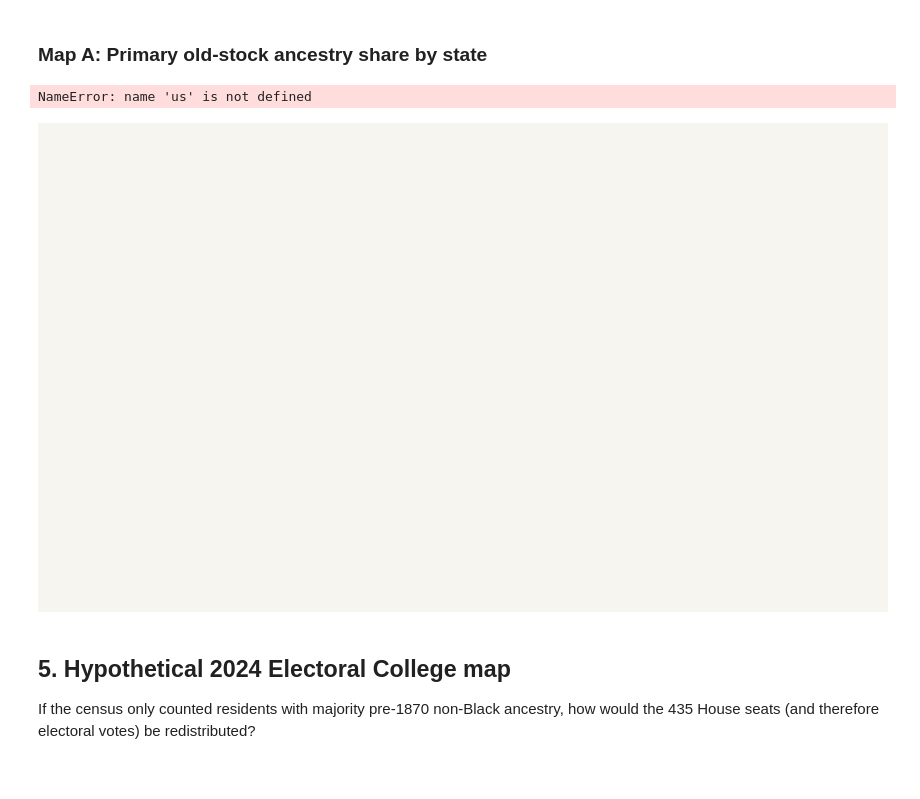
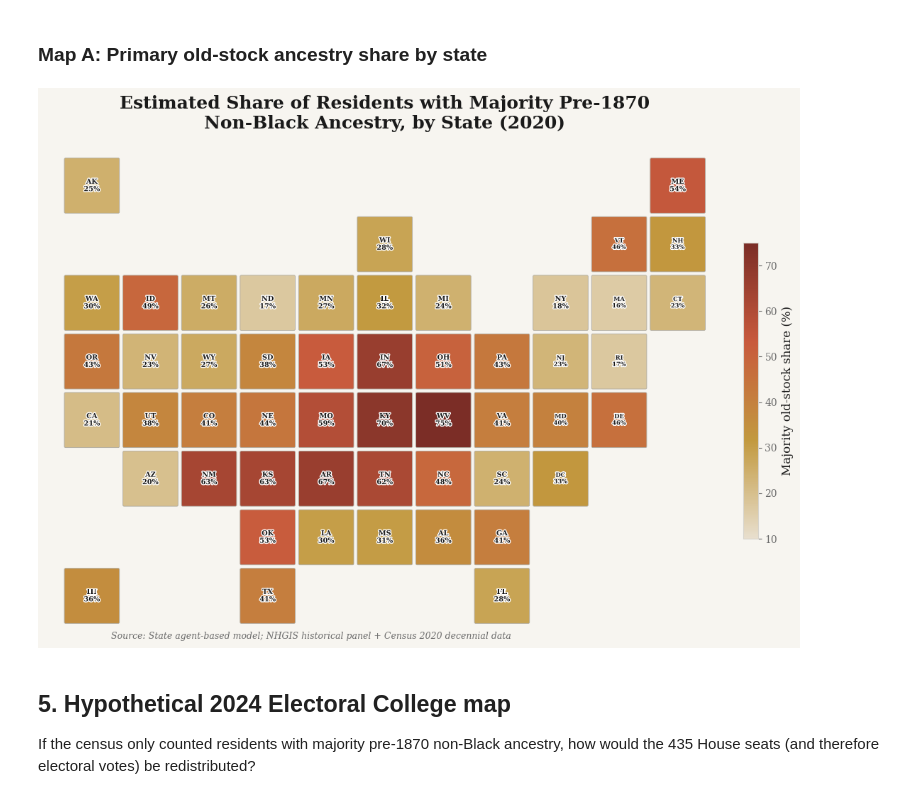
Before and after one commit to hanshanley/pre1870_pop, a Jupyter notebook: notebooks/old_stock_analysis.ipynb, the cells around one changed output. Cells and saved outputs as stored; diff of their text form; code cells hidden in the pictures.

```diff
--- a/notebooks/old_stock_analysis.ipynb
+++ b/notebooks/old_stock_analysis.ipynb
@@ -144,16 +147,10 @@ ax.plot(years, [p * 100 for p in pct_any_old_stock],
         color=SUBSTACK_GOLD, linewidth=2.2, marker="s", markersize=5,
         markeredgecolor="white", markeredgewidth=1.0,
         label="Any old-stock ancestor", linestyle="--")
-ax.plot(years, [p * 100 for p in pct_avg_ancestry],
-        color=SUBSTACK_GREEN, linewidth=2.2, marker="^", markersize=5,
-        markeredgecolor="white", markeredgewidth=1.0,
-        label="Average qualifying ancestry fraction", linestyle=":")
 
-# Annotations at 2020
 for val, label, color, va in [
     (pct_majority_old_stock[-1], f"{pct_majority_old_stock[-1]:.1%}", SUBSTACK_ACCENT, "bottom"),
     (pct_any_old_stock[-1],     f"{pct_any_old_stock[-1]:.1%}",      SUBSTACK_GOLD,   "bottom"),
-    (pct_avg_ancestry[-1],      f"{pct_avg_ancestry[-1]:.1%}",       SUBSTACK_GREEN,  "top"),
 ]:
     ax.annotate(label, xy=(2020, val * 100), xytext=(8, 6 if va == "bottom" else -12),
                 textcoords="offset points", fontsize=11, fontweight="bold", color=color,
@@ -169,7 +166,8 @@ ax.set_title("Share of Americans with Pre-1870 Non-Black Ancestry, 1870–2020",
 ax.legend(loc="upper right", frameon=False)
 ax.grid(axis="y", linestyle="-", linewidth=0.5)
 
-fig.text(0.99, 0.01, "Source: Agent-based cohort model; Census, DHS, Pew anchors",
+fig.text(0.99, 0.01,
+         "Source: Agent-based cohort model; data/national_decade_data.csv (Census, DHS, NHGIS anchors)",
          ha="right", fontsize=8, color=SUBSTACK_MUTED, style="italic")
 plt.tight_layout()
 plt.savefig("../outputs/pct_old_stock_over_time.png", dpi=200, bbox_inches="tight")
@@ -296,52 +354,69 @@ ModuleNotFoundError: No module named 'geopandas'
 # %% [markdown]
 ### Map A: Primary old-stock ancestry share by state
 # %%
+from matplotlib.patches import FancyBboxPatch
+
+TILE = {
+    'AK': (0, 0),  'ME': (10, 0),
+    'WI': (5, 1),  'VT': (9, 1),  'NH': (10, 1),
+    'WA': (0, 2),  'ID': (1, 2),  'MT': (2, 2),  'ND': (3, 2),  'MN': (4, 2),
+    'IL': (5, 2),  'MI': (6, 2),  'NY': (8, 2),  'MA': (9, 2),  'CT': (10, 2),
+    'OR': (0, 3),  'NV': (1, 3),  'WY': (2, 3),  'SD': (3, 3),  'IA': (4, 3),
+    'IN': (5, 3),  'OH': (6, 3),  'PA': (7, 3),  'NJ': (8, 3),  'RI': (9, 3),
+    'CA': (0, 4),  'UT': (1, 4),  'CO': (2, 4),  'NE': (3, 4),  'MO': (4, 4),
+    'KY': (5, 4),  'WV': (6, 4),  'VA': (7, 4),  'MD': (8, 4),  'DE': (9, 4),
+    'AZ': (1, 5),  'NM': (2, 5),  'KS': (3, 5),  'AR': (4, 5),  'TN': (5, 5),
+    'NC': (6, 5),  'SC': (7, 5),  'DC': (8, 5),
+    'OK': (3, 6),  'LA': (4, 6),  'MS': (5, 6),  'AL': (6, 6),  'GA': (7, 6),
+    'HI': (0, 7),  'TX': (3, 7),  'FL': (7, 7),
+}
+
 old_stock_cmap = LinearSegmentedColormap.from_list(
     "old_stock", ["#E8DFCE", SUBSTACK_GOLD, SUBSTACK_ACCENT, "#7B2D26"], N=256
 )
+norm = plt.Normalize(vmin=10, vmax=75)
 
 fig, ax = plt.subplots(1, 1, figsize=(14, 8))
 ax.set_axis_off()
 
-us.plot(
-    column="qualifying_pct",
-    cmap=old_stock_cmap,
-    linewidth=0.6,
-    edgecolor="#AEAAA0",
-    legend=False,
-    ax=ax,
-    vmin=10,
-    vmax=65,
-)
+for _, row in df_state.iterrows():
+    abbr = row["abbr"]
+    if abbr not in TILE:
+        continue
+    col, grow = TILE[abbr]
+    pct = row["qualifying_pct"]
+    color = old_stock_cmap(norm(pct))
+    rect = FancyBboxPatch((col - 0.45, -grow - 0.45), 0.9, 0.9,
+                          boxstyle="round,pad=0.02", facecolor=color,
+                          edgecolor="#AEAAA0", linewidth=0.6)
+    ax.add_patch(rect)
+    fs = 6 if abbr in ("DC", "RI", "DE", "CT", "NJ", "NH", "VT", "MA", "MD") else 7
+    ax.annotate(f"{abbr}\n{pct:.0f}%", xy=(col, -grow), ha="center", va="center",
+                fontsize=fs, fontweight="bold", color=SUBSTACK_TEXT,
+                path_effects=[pe.withStroke(linewidth=2, foreground="white")])
 
-sm = plt.cm.ScalarMappable(cmap=old_stock_cmap, norm=plt.Normalize(vmin=10, vmax=65))
+ax.autoscale_view()
+ax.set_aspect("equal")
+ax.margins(0.03)
+
+sm = plt.cm.ScalarMappable(cmap=old_stock_cmap, norm=norm)
 sm._A = []
 cbar = fig.colorbar(sm, ax=ax, fraction=0.02, pad=0.02, shrink=0.6)
 cbar.set_label("Majority old-stock share (%)", fontsize=12)
 cbar.ax.tick_params(labelsize=10)
 cbar.outline.set_edgecolor(SUBSTACK_GRID)
 
-# State labels
-for _, row in us.iterrows():
-    centroid = row.geometry.centroid
-    label = f"{row['STUSPS']}\n{row['qualifying_pct']:.0f}%"
-    fontsize = 6.5 if row["STUSPS"] not in ("DC", "RI", "DE", "CT", "NJ", "NH", "VT", "MA", "MD") else 5.5
-    ax.annotate(label, xy=(centroid.x, centroid.y), ha="center", va="center",
-                fontsize=fontsize, fontweight="bold", color=SUBSTACK_TEXT,
-                path_effects=[pe.withStroke(linewidth=2.5, foreground="white")])
-
 ax.set_title("Estimated Share of Residents with Majority Pre-1870\nNon-Black Ancestry, by State (2020)",
              fontsize=18, fontweight="bold", pad=16)
 fig.text(0.5, 0.02,
-         "Source: Reduced-form state model calibrated to national anchors. See ASSUMPTIONS.md.",
+         "Source: State agent-based model; NHGIS historical panel + Census 2020 decennial data",
          ha="center", fontsize=9, color=SUBSTACK_MUTED, style="italic")
 
 plt.tight_layout()
 plt.savefig("../outputs/map_old_stock_pct_by_state.png", dpi=200, bbox_inches="tight")
 plt.show()
 # %% [output]
-NameError: name 'us' is not defined
-[figure, old version]
+[figure, new version]
 # %% [markdown]
 ## 5. Hypothetical 2024 Electoral College map
 
```
Also changed, not shown: parts of 8 cells of this notebook, 13 other files.
